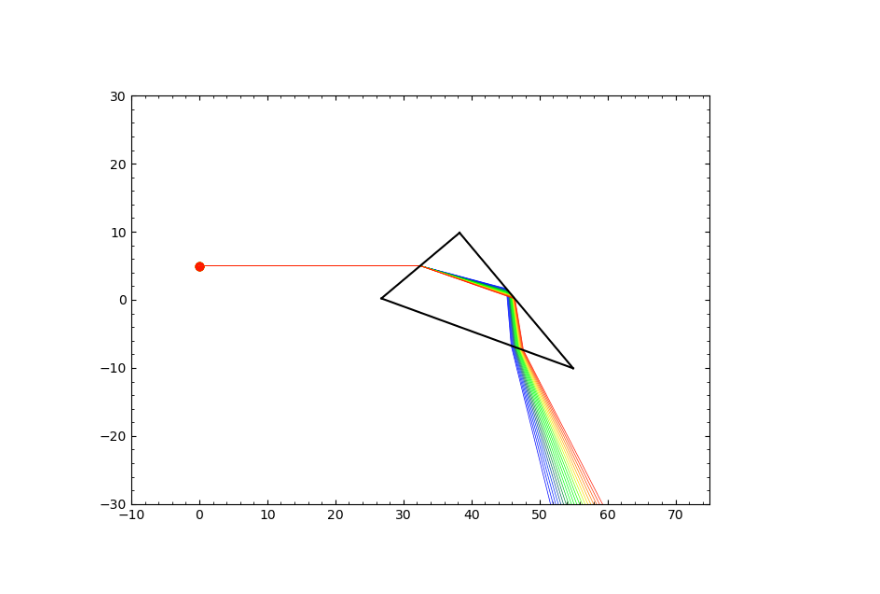
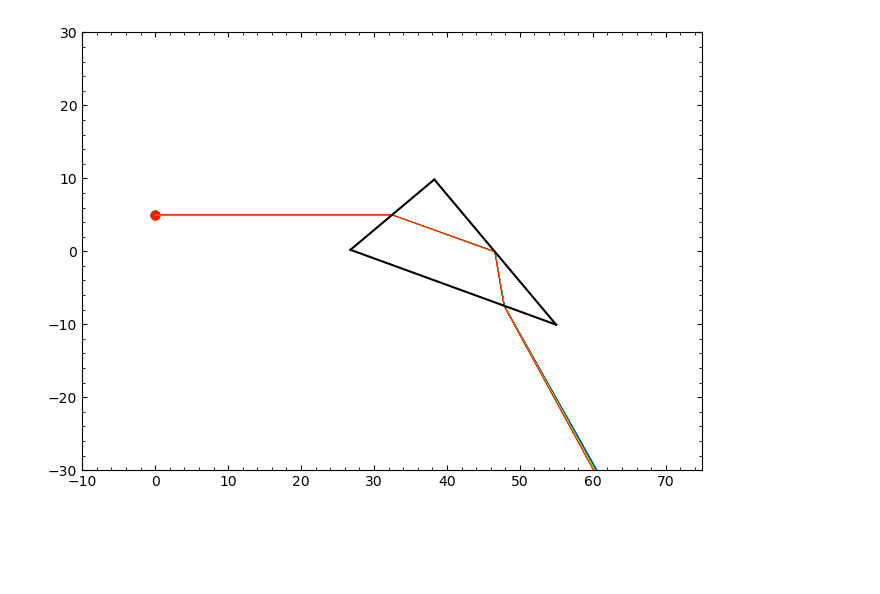
Before and after one commit to AstroAure/Opticalpy, a Jupyter notebook: Demo.ipynb, the cells around one changed output. Drawn from its saved outputs; the diff is of its cells as text; code cells hidden in the pictures; blank space fills up the shorter version.

```diff
--- a/Demo.ipynb
+++ b/Demo.ipynb
@@ -13,13 +174,12 @@ plt.rcParams['ytick.right']=True
 # %%
 # Prism
-scene = rt.Scene(xlim=(-10,75), ylim=(-30,30))
+scene = op.Scene(xlim=(-10,75), ylim=(-30,30))
 
-n = lambda l:0.001*(l.value-520)+1.4
-prism = rt.Prism(size=30, n=n, angles=[60,30], scene=scene, origin=[40,0], rotation=-20)
+prism = op.elems.Prism(size=30, n=op.elems.n_BK7, angles=[60,30], scene=scene, origin=[40,0], rotation=-20)
 
-white_ray = rt.WhiteRay(wavelengths=np.linspace(450,620,20), scene=scene, origin=[0,5], rotation=0)
+white_ray = op.elems.WhiteRay(wavelengths=np.linspace(450,620,20), scene=scene, origin=[0,5], rotation=0)
 
 scene.plot(show_hitbox=False)
 # %% [output]
-[figure, old version]
+[figure, new version]
 # %%
```
Also changed, not shown: parts of 15 cells of this notebook, 19 other files.
